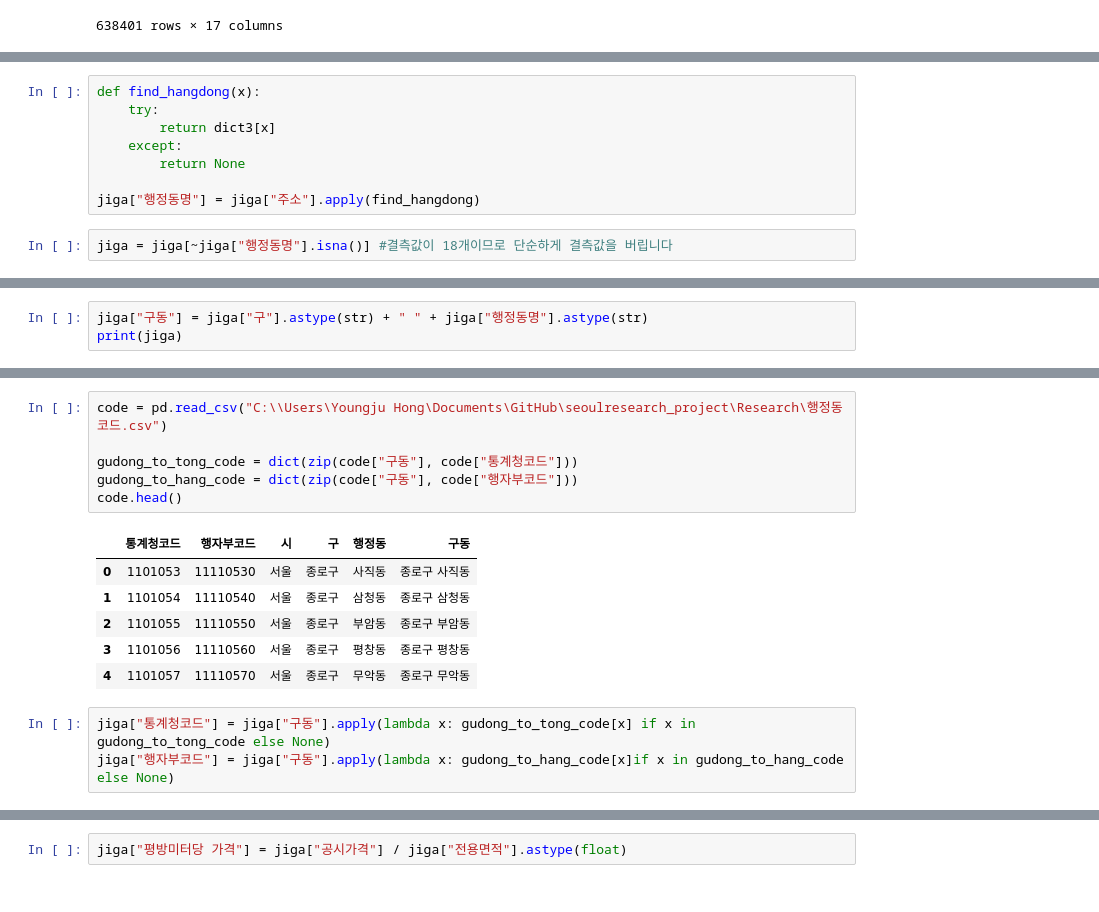
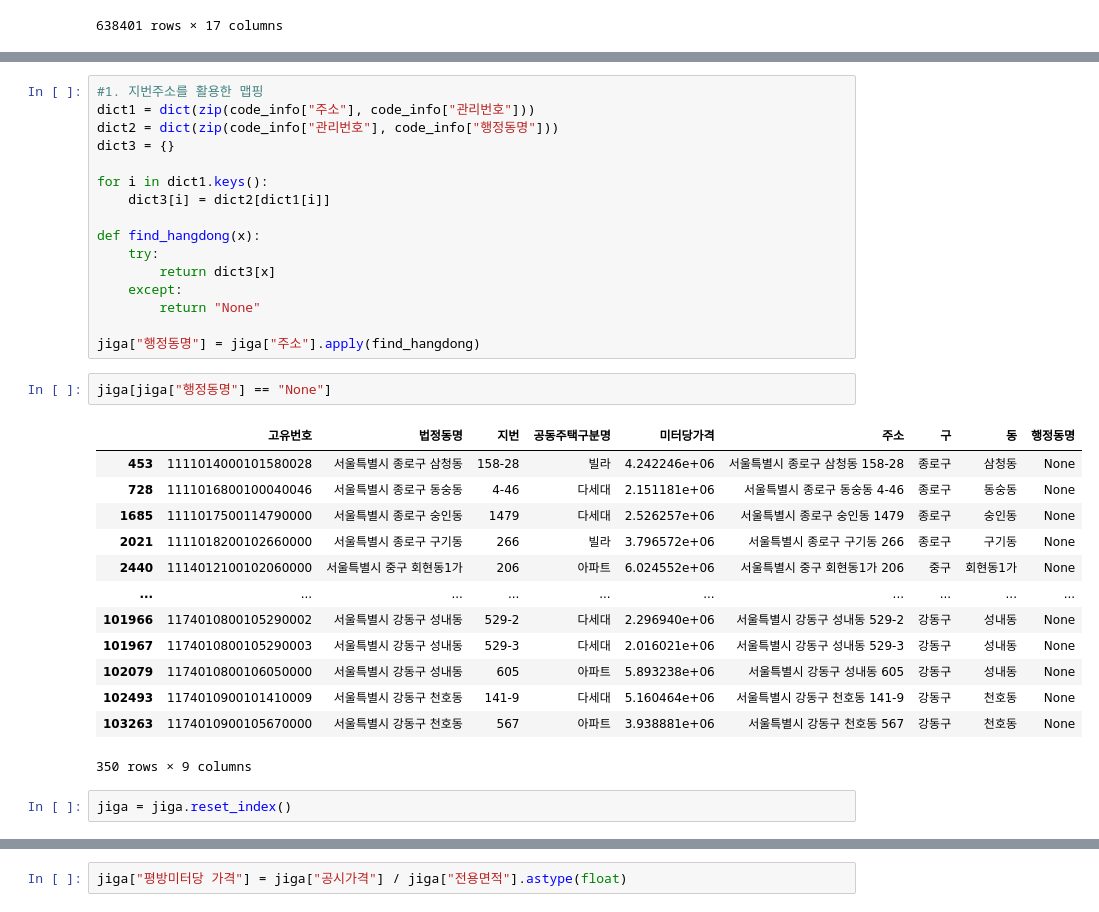
Before and after one commit to icehongsi/seoulresearch_project, a Jupyter notebook: Research/공동주택지가분석.ipynb, the cells around one changed output, grey strips where cells are left out. Saved outputs shown, nothing was run; the diff lists cells and outputs as text.

```diff
--- a/Research/공동주택지가분석.ipynb
+++ b/Research/공동주택지가분석.ipynb
@@ -90,10 +110,0 @@ hangdong_to_code = dict(zip(code_info["행정동명"], code_info["행정동코
-# %%
-def find_hangdong(x):
-    try:
-        return dict3[x]
-    except:
-        return None
-
-jiga["행정동명"] = jiga["주소"].apply(find_hangdong)
-# %%
-jiga = jiga[~jiga["행정동명"].isna()] #결측값이 18개이므로 단순하게 결측값을 버립니다
@@ -110,3 +110,0 @@ jiga.head()
-# %%
-jiga["구동"] = jiga["구"].astype(str) + " " + jiga["행정동명"].astype(str)
-print(jiga)
@@ -131,16 +111,34 @@ print(jiga)
-# %%
-code = pd.read_csv("C:\\Users\Youngju Hong\Documents\GitHub\seoulresearch_project\Research\행정동코드.csv")
-
-gudong_to_tong_code = dict(zip(code["구동"], code["통계청코드"]))
-gudong_to_hang_code = dict(zip(code["구동"], code["행자부코드"]))
-code.head()
-# %% [output]
-|  | 통계청코드 | 행자부코드 | 시 | 구 | 행정동 | 구동 |
-| 0 | 1101053 | 11110530 | 서울 | 종로구 | 사직동 | 종로구 사직동 |
-| 1 | 1101054 | 11110540 | 서울 | 종로구 | 삼청동 | 종로구 삼청동 |
-| 2 | 1101055 | 11110550 | 서울 | 종로구 | 부암동 | 종로구 부암동 |
-| 3 | 1101056 | 11110560 | 서울 | 종로구 | 평창동 | 종로구 평창동 |
-| 4 | 1101057 | 11110570 | 서울 | 종로구 | 무악동 | 종로구 무악동 |
-# %%
-jiga["통계청코드"] = jiga["구동"].apply(lambda x: gudong_to_tong_code[x] if x in gudong_to_tong_code else None)
-jiga["행자부코드"] = jiga["구동"].apply(lambda x: gudong_to_hang_code[x]if x in gudong_to_hang_code else None)
+# %%
+#1. 지번주소를 활용한 맵핑
+dict1 = dict(zip(code_info["주소"], code_info["관리번호"]))
+dict2 = dict(zip(code_info["관리번호"], code_info["행정동명"]))
+dict3 = {}
+
+for i in dict1.keys():
+    dict3[i] = dict2[dict1[i]]
+
+def find_hangdong(x):
+    try:
+        return dict3[x]
+    except:
+        return "None"
+
+jiga["행정동명"] = jiga["주소"].apply(find_hangdong)
+# %%
+jiga[jiga["행정동명"] == "None"]
+# %% [output]
+|  | 고유번호 | 법정동명 | 지번 | 공동주택구분명 | 미터당가격 | 주소 | 구 | 동 | 행정동명 |
+| 453 | 1111014000101580028 | 서울특별시 종로구 삼청동 | 158-28 | 빌라 | 4.242246e+06 | 서울특별시 종로구 삼청동 158-28 | 종로구 | 삼청동 | None |
+| 728 | 1111016800100040046 | 서울특별시 종로구 동숭동 | 4-46 | 다세대 | 2.151181e+06 | 서울특별시 종로구 동숭동 4-46 | 종로구 | 동숭동 | None |
+| 1685 | 1111017500114790000 | 서울특별시 종로구 숭인동 | 1479 | 다세대 | 2.526257e+06 | 서울특별시 종로구 숭인동 1479 | 종로구 | 숭인동 | None |
+| 2021 | 1111018200102660000 | 서울특별시 종로구 구기동 | 266 | 빌라 | 3.796572e+06 | 서울특별시 종로구 구기동 266 | 종로구 | 구기동 | None |
+| 2440 | 1114012100102060000 | 서울특별시 중구 회현동1가 | 206 | 아파트 | 6.024552e+06 | 서울특별시 중구 회현동1가 206 | 중구 | 회현동1가 | None |
+| ... | ... | ... | ... | ... | ... | ... | ... | ... | ... |
+| 101966 | 1174010800105290002 | 서울특별시 강동구 성내동 | 529-2 | 다세대 | 2.296940e+06 | 서울특별시 강동구 성내동 529-2 | 강동구 | 성내동 | None |
+| 101967 | 1174010800105290003 | 서울특별시 강동구 성내동 | 529-3 | 다세대 | 2.016021e+06 | 서울특별시 강동구 성내동 529-3 | 강동구 | 성내동 | None |
+| 102079 | 1174010800106050000 | 서울특별시 강동구 성내동 | 605 | 아파트 | 5.893238e+06 | 서울특별시 강동구 성내동 605 | 강동구 | 성내동 | None |
+| 102493 | 1174010900101410009 | 서울특별시 강동구 천호동 | 141-9 | 다세대 | 5.160464e+06 | 서울특별시 강동구 천호동 141-9 | 강동구 | 천호동 | None |
+| 103263 | 1174010900105670000 | 서울특별시 강동구 천호동 | 567 | 아파트 | 3.938881e+06 | 서울특별시 강동구 천호동 567 | 강동구 | 천호동 | None |
+350 rows × 9 columns
+# %%
+jiga = jiga.reset_index()
```
Also changed, not shown: parts of 51 cells of this notebook.
